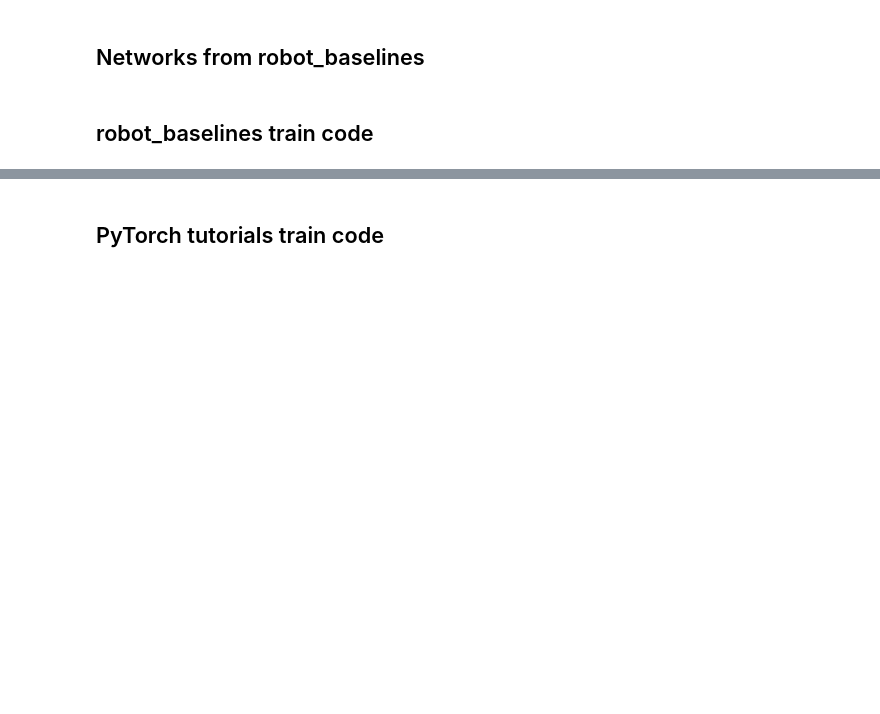
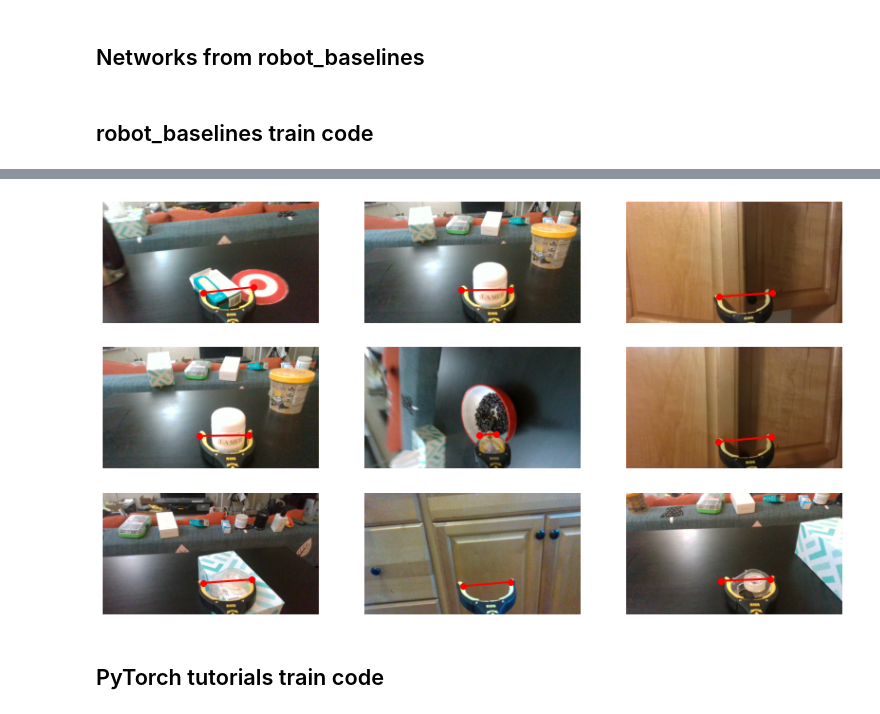
Before and after one commit to jhong66/gripper-labeler, a Jupyter notebook: gripper_label_notebook.ipynb, the cells around one changed output, grey strips where cells are left out. Saved outputs shown, nothing was run; the diff lists cells and outputs as text; code cells hidden in the pictures; blank space fills up the shorter version.

```diff
--- a/gripper_label_notebook.ipynb
+++ b/gripper_label_notebook.ipynb
@@ -79,7 +112,7 @@ def _linear(in_dim, out_dim, gain=1):
     return layer
 
 class CNNPolicy(nn.Module):
-    def __init__(self, features, adim=7, H=1):
+    def __init__(self, features, adim=4, H=1):
         super().__init__()
         self._features = features
         f1, a1 = _linear(256, 256), nn.Tanh()
@@ -91,18 +124,18 @@ class CNNPolicy(nn.Module):
         feat = self._features(images)
         if self._H > 1:
             return self._pi(feat).reshape((-1, self._H, self._adim))
-        # import pdb; pdb.set_trace()
         return self._pi(feat).reshape((-1, self._adim))
 
 class VGGSoftmax(nn.Module):
     def __init__(self, bias=None):
         super().__init__()
-        c1, a1 = nn.Conv2d(3, 64, 3, stride=1, padding=1), nn.ReLU(inplace=True)
-        c2, a2 = nn.Conv2d(64, 64, 3, stride=1, padding=1), nn.ReLU(inplace=True)
-        m1 = nn.MaxPool2d(kernel_size=2, stride=2, padding=0, dilation=1, ceil_mode=False)
-        c3, a3 = nn.Conv2d(64, 128, 3, stride=1, padding=1), nn.ReLU(inplace=True)
-        c4, a4 = nn.Conv2d(128, 128, 3, stride=1, padding=1), nn.ReLU(inplace=True)
-        self.vgg = nn.Sequential(c1, a1, c2, a2, m1, c3, a3, c4, a4)
+#         c1, a1 = nn.Conv2d(3, 64, 3, stride=1, padding=1), nn.ReLU(inplace=True)
+#         c2, a2 = nn.Conv2d(64, 64, 3, stride=1, padding=1), nn.ReLU(inplace=True)
+#         m1 = nn.MaxPool2d(kernel_size=2, stride=2, padding=0, dilation=1, ceil_mode=False)
+#         c3, a3 = nn.Conv2d(64, 128, 3, stride=1, padding=1), nn.ReLU(inplace=True)
+#         c4, a4 = nn.Conv2d(128, 128, 3, stride=1, padding=1), nn.ReLU(inplace=True)
+#         self.vgg = nn.Sequential(c1, a1, c2, a2, m1, c3, a3, c4, a4)
+        self.vgg = nn.Sequential(vgg16.features[:9], vgg16.avgpool)
         self.extra_convs = nn.Conv2d(128, 128, 3, stride=2, padding=1)
 
     def forward(self, x):
@@ -215,3 +278,21 @@ RuntimeError: CUDA out of memory. Tried to allocate 14.06 GiB (GPU 0; 8.00 GiB t
+# %%
+fig = plt.figure(figsize=(14, 8))
+i = 0
+n = 9
+for i in range (n):
+    sample_idx = torch.randint(len(test_data), size=(1,)).item()
+    transformed, _, img = test_data[sample_idx]
+    label = policy(transformed.cuda().float().unsqueeze(dim=0))
+    label = label.detach().cpu().squeeze(dim=0)
+    label = [label[0]*IMG_WIDTH, label[1]*IMG_HEIGHT,
+                label[2]*IMG_WIDTH, label[3]*IMG_HEIGHT]
+    img = np.flip(img, axis=-1)
+    ax = fig.add_subplot(3, 3, i+1)
+    plt.axis('off')
+    plt.imshow(img)
+    plt.plot([label[0], label[2]], [label[1], label[3]], color='red', marker='o', linewidth=2)
+# %% [output]
+[figure, added]
 # %% [markdown]
 ## PyTorch tutorials train code
 # %%
```
Also changed, not shown: parts of 7 cells of this notebook, 2 other files.
